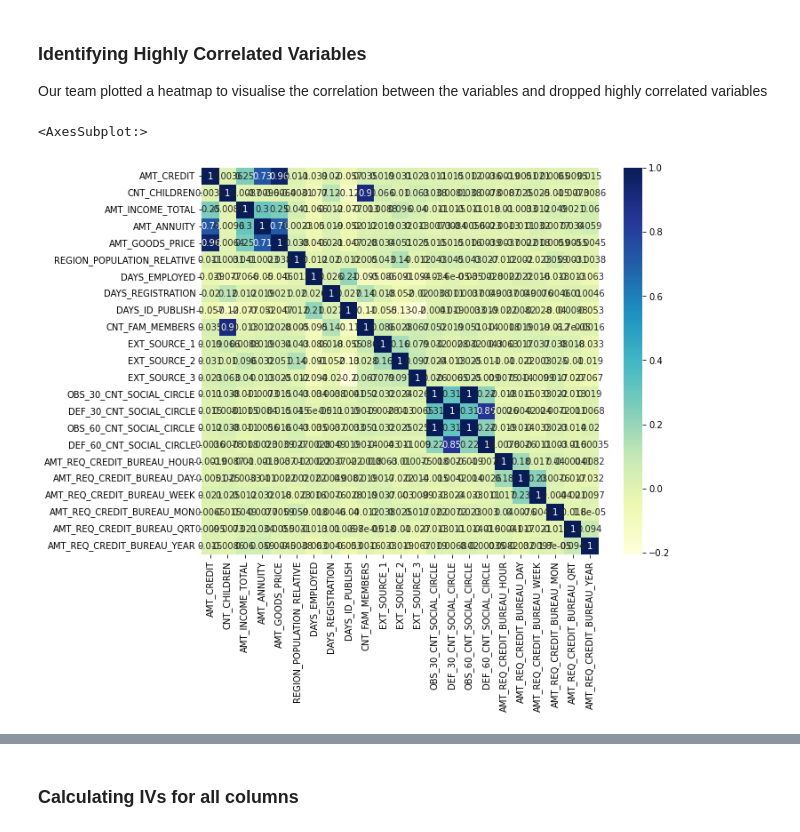
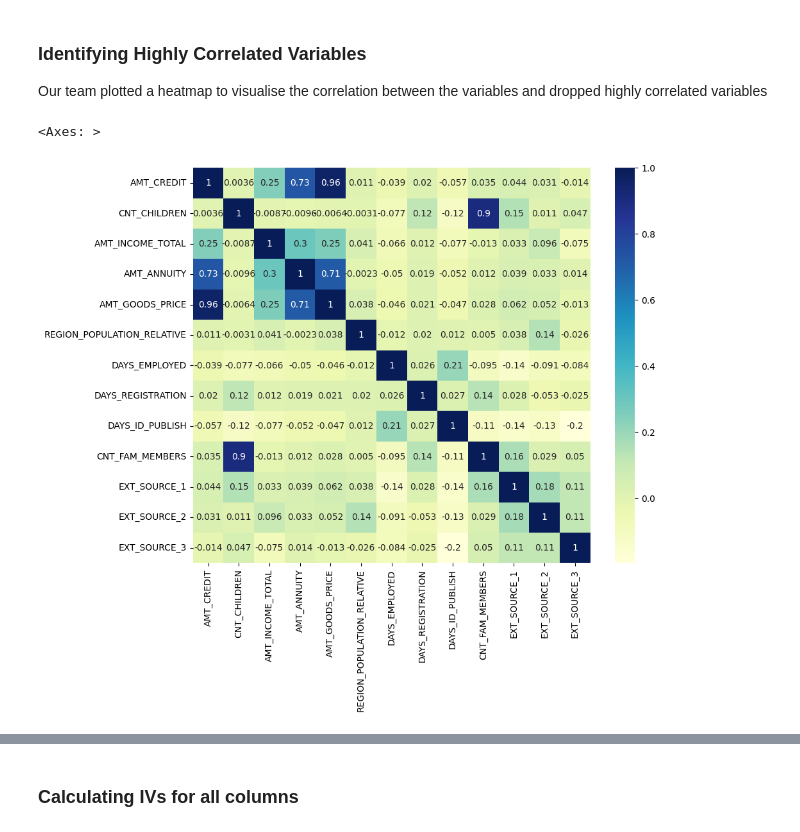
Before and after one commit to jacky-teo/is453_fin_analytics, a Jupyter notebook: group_4.ipynb, the cells around one changed output, grey strips where cells are left out. Drawn from its saved outputs; the diff is of its cells as text; code cells hidden in the pictures.

```diff
--- a/group_4.ipynb
+++ b/group_4.ipynb
@@ -173,15 +177,15 @@ dtype: int64
 # %%
 # list selected columns
 selected_cols_bureau = ["SK_ID_CURR",
-                        "SK_ID_BUREAU",
                         "AMT_CREDIT_MAX_OVERDUE",
                         "CNT_CREDIT_PROLONG",
                         "AMT_CREDIT_SUM",
                         "AMT_CREDIT_SUM_DEBT",
                         "AMT_CREDIT_SUM_LIMIT",
-                        "AMT_CREDIT_SUM_OVERDUE"]
+                        "AMT_CREDIT_SUM_OVERDUE",
+                        "CREDIT_ACTIVE",]
 
 # extract selected columns of bureau data
 filtered_bureau_data = bureau_data[selected_cols_bureau]
-filtered_bureau_data.info()
+filtered_bureau_data
 # %% [output]
@@ -222,4 +278,3 @@ filtered_bureau_data.groupby("SK_ID_CURR").count()
 # %%
 # left join
-unclean_merged_data = filtered_app_data.merge(filtered_bureau_data, how="left", on="SK_ID_CURR")
-unclean_merged_data
+unclean_merged_data = filtered_app_data.merge(aggregated_credit_bureau_data, how="left", on="SK_ID_CURR")
@@ -340,3 +336,6 @@ filtered_app_data.describe()
+# %%
+# Drop Columns with null values > 60%
+unclean_merged_data.drop(["OWN_CAR_AGE"], axis=1, inplace=True)
 # %% [markdown]
 ### Identifying Outliers
 
@@ -393,0 +393,4 @@ plt.show()
+# %%
+# Dropping columns with too many outliers and irrelevant columns
+unclean_merged_data.drop(["OBS_30_CNT_SOCIAL_CIRCLE", "DEF_30_CNT_SOCIAL_CIRCLE", "OBS_60_CNT_SOCIAL_CIRCLE", "DEF_60_CNT_SOCIAL_CIRCLE", "AMT_REQ_CREDIT_BUREAU_HOUR","AMT_REQ_CREDIT_BUREAU_DAY", "AMT_REQ_CREDIT_BUREAU_QRT","AMT_REQ_CREDIT_BUREAU_WEEK", "AMT_REQ_CREDIT_BUREAU_MON", "AMT_REQ_CREDIT_BUREAU_QRT", "AMT_REQ_CREDIT_BUREAU_YEAR"], axis=1,inplace=True)
+unclean_merged_data
@@ -398,41 +415,31 @@ Our team plotted a heatmap to visualise the correlation between the variables an
 # %%
 # sample code
 # OWN_CAR_AGE can't be analysed due to data cells with "Missing"
 
     # Limit set on values - AGE and AMT_CREDIT
 
     # Low values - "REGION_RATING_CLIENT", "REGION_RATING_CLIENT_W_CITY", "AMT_REQ_CREDIT_BUREAU_HOUR",
 
 # create boxplots
 # generate correlation maxtrix
 numerical_cols = ["AMT_CREDIT",
                 "CNT_CHILDREN",
                 "AMT_INCOME_TOTAL",
                 "AMT_ANNUITY",
                 "AMT_GOODS_PRICE",
                 "REGION_POPULATION_RELATIVE",
                 "DAYS_EMPLOYED",
                 "DAYS_REGISTRATION",
                 "DAYS_ID_PUBLISH",
                 "CNT_FAM_MEMBERS",
                 "EXT_SOURCE_1",
                 "EXT_SOURCE_2",
-                "EXT_SOURCE_3",
-                "OBS_30_CNT_SOCIAL_CIRCLE",
-                "DEF_30_CNT_SOCIAL_CIRCLE",
-                "OBS_60_CNT_SOCIAL_CIRCLE",
-                "DEF_60_CNT_SOCIAL_CIRCLE",
-                "AMT_REQ_CREDIT_BUREAU_HOUR",
-                "AMT_REQ_CREDIT_BUREAU_DAY",
-                "AMT_REQ_CREDIT_BUREAU_WEEK",
-                "AMT_REQ_CREDIT_BUREAU_MON",
-                "AMT_REQ_CREDIT_BUREAU_QRT",
-                "AMT_REQ_CREDIT_BUREAU_YEAR"]
-cor = filtered_app_data[numerical_cols].corr()
+                "EXT_SOURCE_3"]
+cor = unclean_merged_data[numerical_cols].corr()
 
 # plot heat map
 fig, ax = plt.subplots(figsize=(10,8))
 sns.heatmap(cor,xticklabels=cor.columns,yticklabels=cor.columns,annot=True,cmap="YlGnBu", ax=ax)
 # %% [output]
-<AxesSubplot:>
+<Axes: >
-[figure, old version]
+[figure, new version]
```
Also changed, not shown: parts of 34 cells of this notebook.
